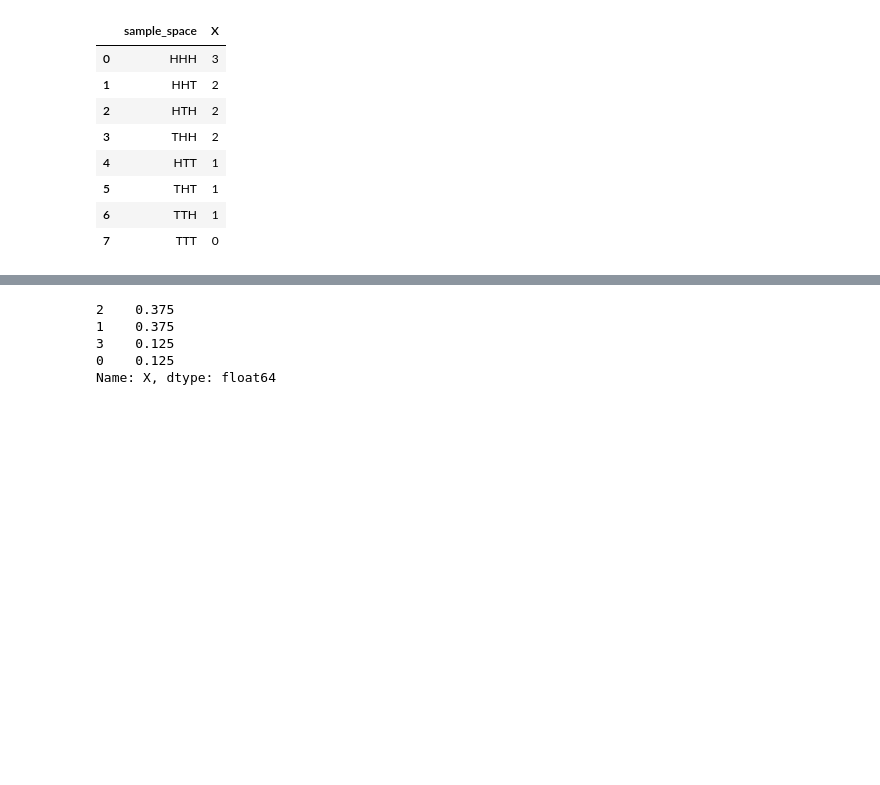
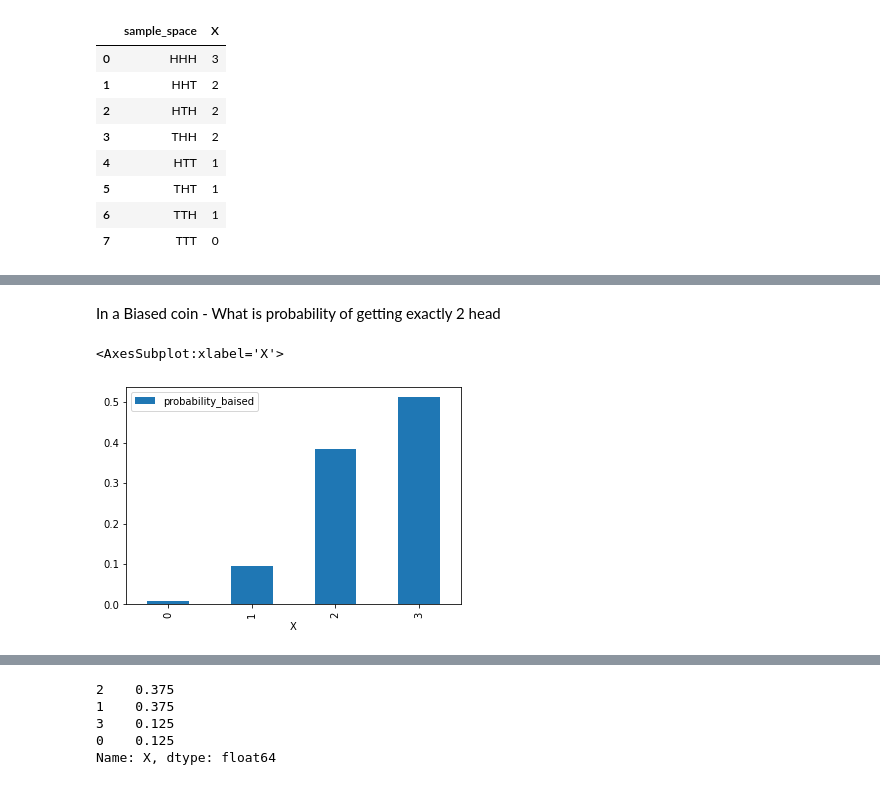
Before and after one commit to PrasadNehe/ThinkStats2, a Jupyter notebook: code/JobsyStat.ipynb, the cells around one changed output, grey strips where cells are left out. Saved outputs shown, nothing was run; the diff lists cells and outputs as text; code cells hidden in the pictures; blank space fills up the shorter version.

```diff
--- a/code/JobsyStat.ipynb
+++ b/code/JobsyStat.ipynb
@@ -1122,3 +1219,14 @@ coinsdf
 | 5 | THT | 1 |
 | 6 | TTH | 1 |
 | 7 | TTT | 0 |
+# %%
+coinsdf['probability'] = 0.125
+# %%
+coinsdf.loc[0, 'probability_baised'] = 0.8*0.8*0.8
+coinsdf.loc[1, 'probability_baised'] = 0.8*0.8*0.2
+coinsdf.loc[2, 'probability_baised'] = 0.8*0.8*0.2
+coinsdf.loc[3, 'probability_baised'] = 0.8*0.8*0.2
+coinsdf.loc[4, 'probability_baised'] = 0.8*0.2*0.2
+coinsdf.loc[5, 'probability_baised'] = 0.8*0.2*0.2
+coinsdf.loc[6, 'probability_baised'] = 0.8*0.2*0.2
+coinsdf.loc[7, 'probability_baised'] = 0.2*0.2*0.2
@@ -1124,0 +1245,9 @@ coinsdf
+# %% [markdown]
+In a Biased coin - What is probability of getting exactly 2 head
+# %%
+pmf1 = coinsdf.groupby('X').agg({'probability_baised':sum})
+# %%
+pmf1.plot(kind = 'bar')
+# %% [output]
+<AxesSubplot:xlabel='X'>
+[figure, added]
```
Also changed, not shown: parts of 29 cells of this notebook.
